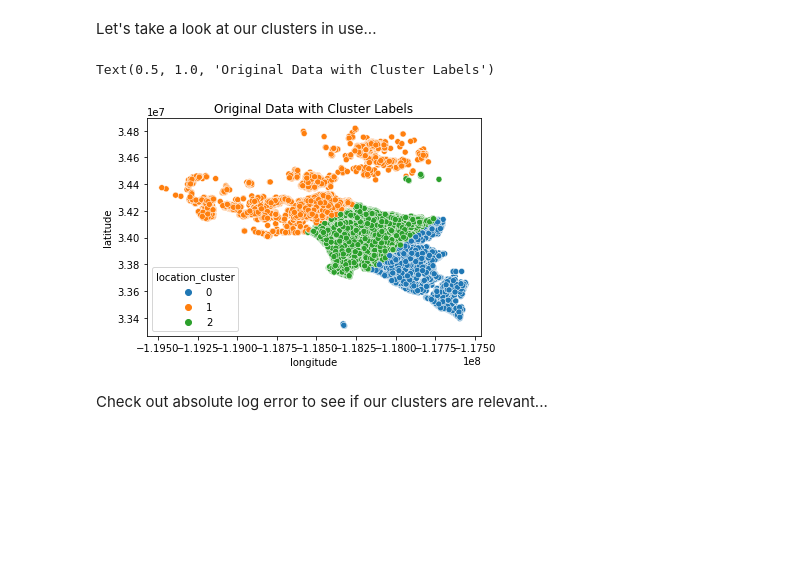
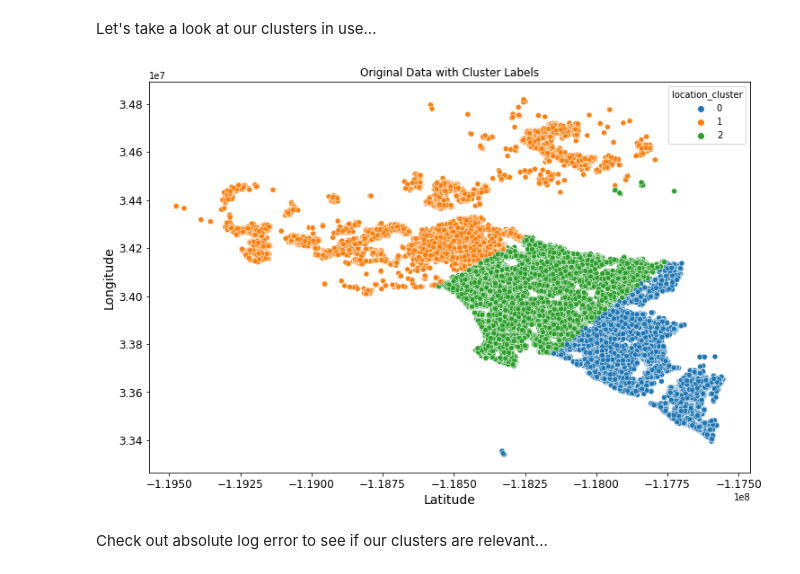
Before and after one commit to jnolf/codeup-clustering-project, a Jupyter notebook: Final_Clustering_Report.ipynb, the cells around one changed output. Cells and saved outputs as stored; diff of their text form; code cells hidden in the pictures; blank space fills up the shorter version.

```diff
--- a/Final_Clustering_Report.ipynb
+++ b/Final_Clustering_Report.ipynb
@@ -446,11 +425,16 @@ plt.ylim(-3,3)
 # %% [markdown]
 Let's take a look at our clusters in use...
 # %%
+plt.figure(figsize = (12,8))
 sns.scatterplot(y='latitude', x='longitude', hue='location_cluster', data=train)
 plt.title('Original Data with Cluster Labels')
+plt.xlabel('Latitude', fontsize = 14)
+plt.xticks(fontsize = 12)
+plt.yticks(fontsize = 12)
+plt.ylabel('Longitude', fontsize = 14)
+plt.show()
 # %% [output]
-Text(0.5, 1.0, 'Original Data with Cluster Labels')
-[figure, old version]
+[figure, new version]
 # %% [markdown]
 Check out absolute log error to see if our clusters are relevant...
 # %%
```
Also changed, not shown: parts of 34 cells of this notebook.
